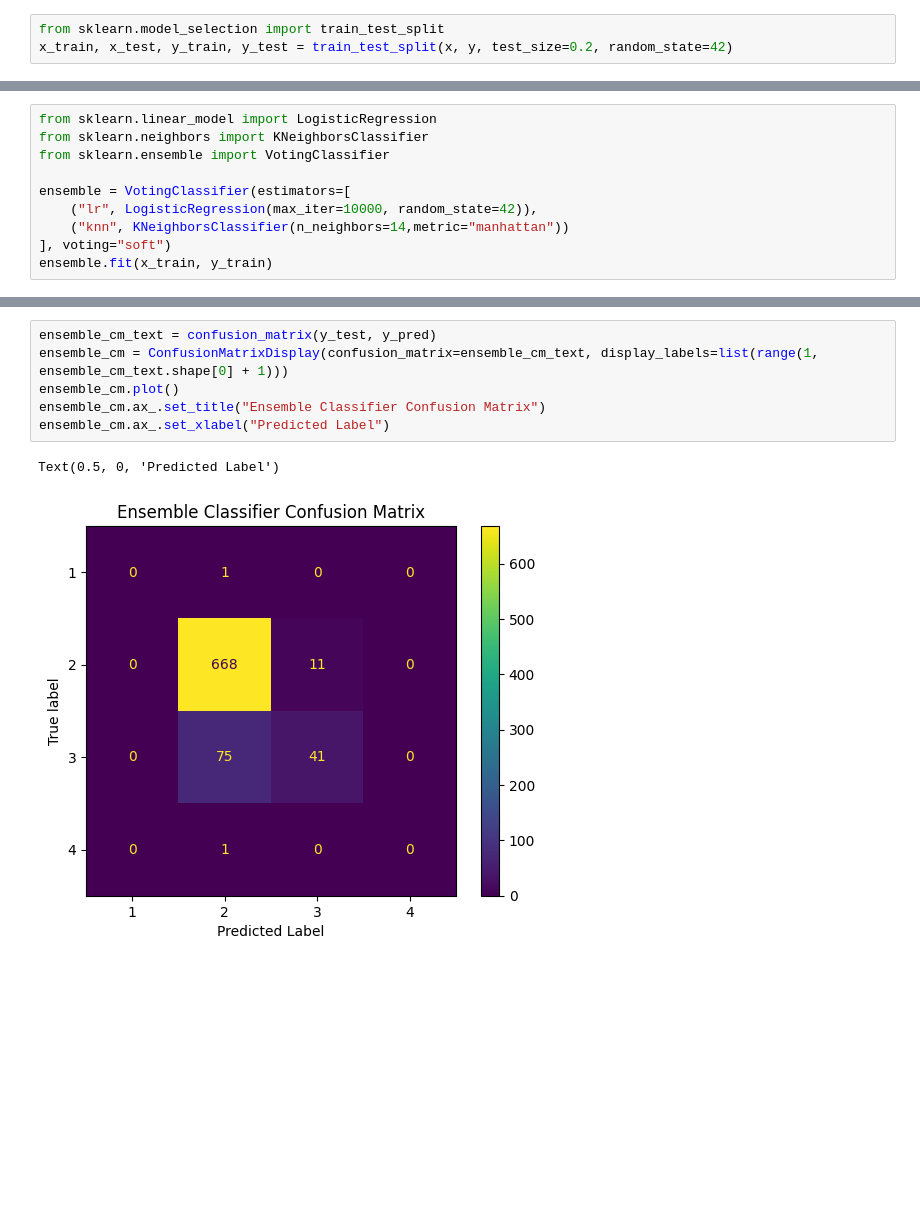
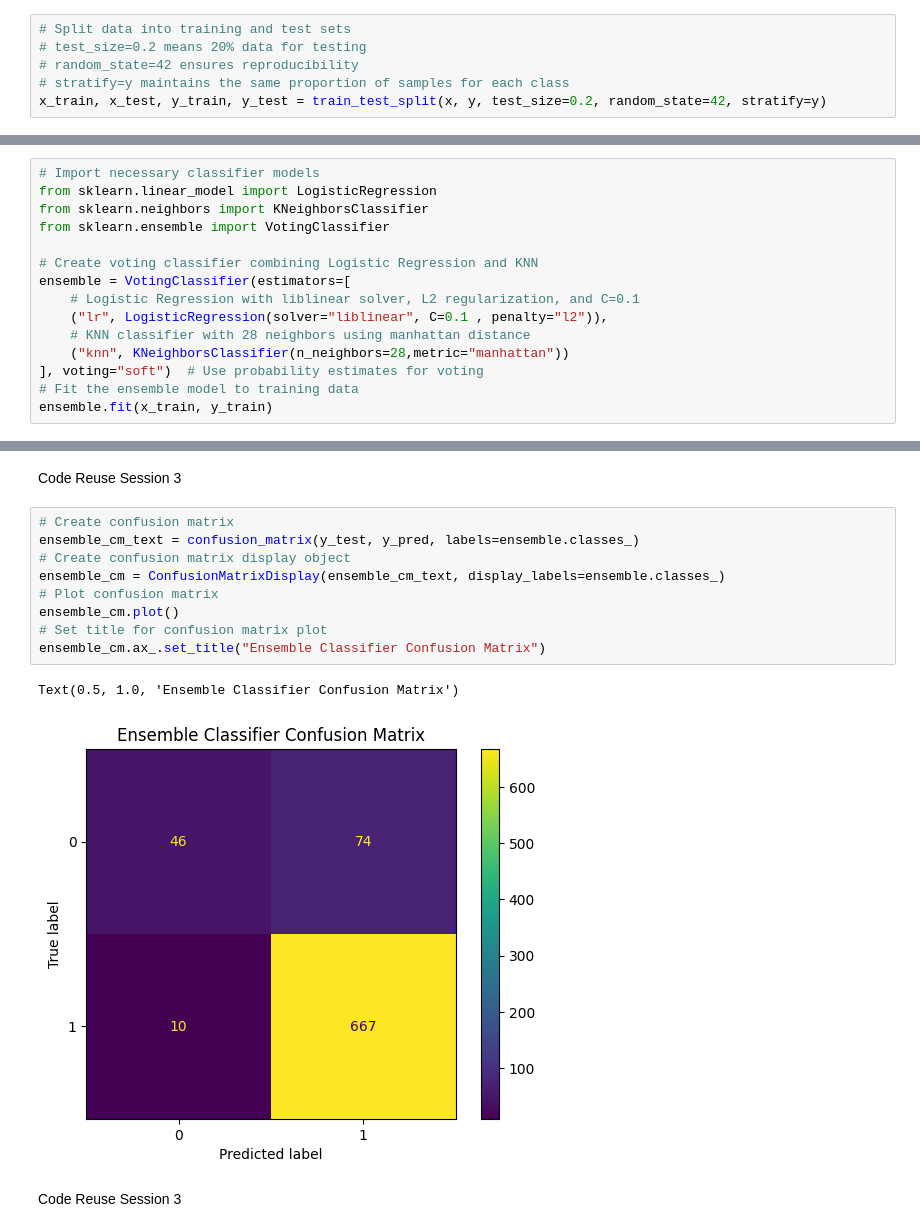
Before and after one commit to edmthinula/IIT_ML_tut, a Jupyter notebook: cw/week12.ipynb, the cells around one changed output, grey strips where cells are left out. Cells and saved outputs as stored; diff of their text form; blank space fills up the shorter version.

```diff
--- a/cw/week12.ipynb
+++ b/cw/week12.ipynb
@@ -46,3 +65,6 @@ y = df["Mortality_Status"]
 # %%
-from sklearn.model_selection import train_test_split
-x_train, x_test, y_train, y_test = train_test_split(x, y, test_size=0.2, random_state=42)
+# Split data into training and test sets
+# test_size=0.2 means 20% data for testing
+# random_state=42 ensures reproducibility
+# stratify=y maintains the same proportion of samples for each class
+x_train, x_test, y_train, y_test = train_test_split(x, y, test_size=0.2, random_state=42, stratify=y)
@@ -49,12 +73,17 @@ x_train, x_test, y_train, y_test = train_test_split(x, y, test_size=0.2, random_
 # %%
+# Import necessary classifier models
 from sklearn.linear_model import LogisticRegression
 from sklearn.neighbors import KNeighborsClassifier
 from sklearn.ensemble import VotingClassifier
 
+# Create voting classifier combining Logistic Regression and KNN
 ensemble = VotingClassifier(estimators=[
-    ("lr", LogisticRegression(max_iter=10000, random_state=42)),
-    ("knn", KNeighborsClassifier(n_neighbors=14,metric="manhattan"))
-], voting="soft")
+    # Logistic Regression with liblinear solver, L2 regularization, and C=0.1
+    ("lr", LogisticRegression(solver="liblinear", C=0.1 , penalty="l2")),
+    # KNN classifier with 28 neighbors using manhattan distance
+    ("knn", KNeighborsClassifier(n_neighbors=28,metric="manhattan"))
+], voting="soft")  # Use probability estimates for voting
+# Fit the ensemble model to training data
 ensemble.fit(x_train, y_train)
 # %% [output]
 VotingClassifier(estimators=[('lr',
@@ -73,10 +106,17 @@ Accuracy: 0.8895859473023839
+# %% [markdown]
+Code Reuse Session 3
 # %%
-ensemble_cm_text = confusion_matrix(y_test, y_pred)
-ensemble_cm = ConfusionMatrixDisplay(confusion_matrix=ensemble_cm_text, display_labels=list(range(1, ensemble_cm_text.shape[0] + 1)))
+# Create confusion matrix
+ensemble_cm_text = confusion_matrix(y_test, y_pred, labels=ensemble.classes_)
+# Create confusion matrix display object
+ensemble_cm = ConfusionMatrixDisplay(ensemble_cm_text, display_labels=ensemble.classes_)
+# Plot confusion matrix
 ensemble_cm.plot()
+# Set title for confusion matrix plot
 ensemble_cm.ax_.set_title("Ensemble Classifier Confusion Matrix")
-ensemble_cm.ax_.set_xlabel("Predicted Label")
 # %% [output]
-Text(0.5, 0, 'Predicted Label')
+Text(0.5, 1.0, 'Ensemble Classifier Confusion Matrix')
-[figure, old version]
+[figure, new version]
+# %% [markdown]
+Code Reuse Session 3
 # %%
```
Also changed, not shown: parts of 32 cells of this notebook, 5 other files.
